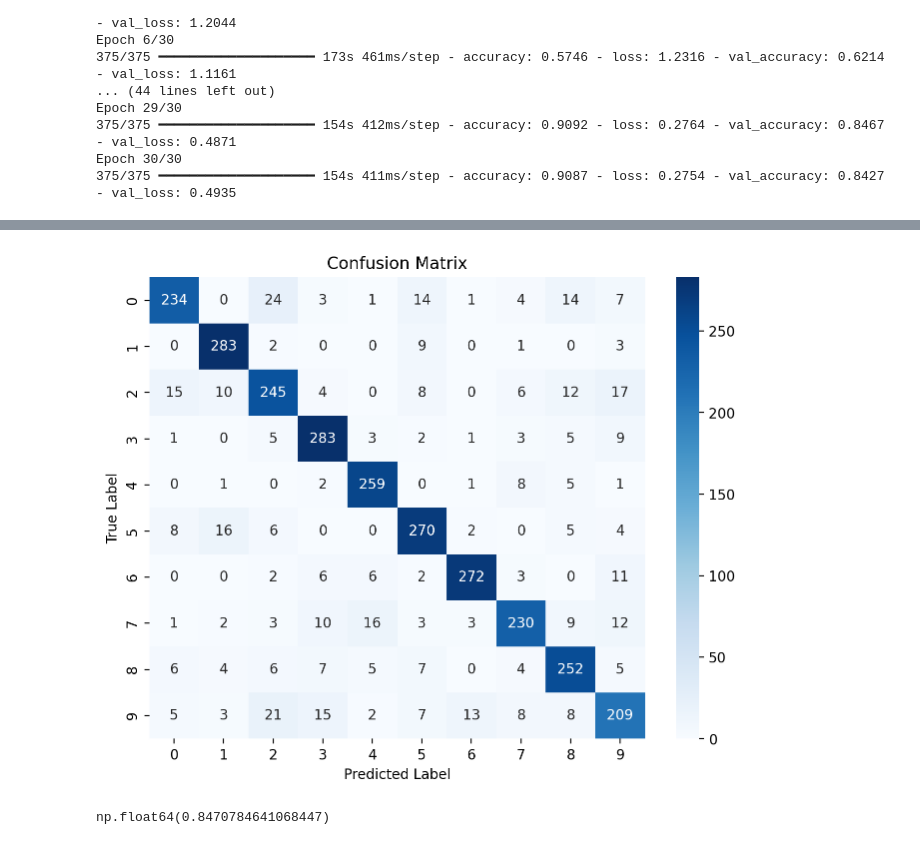
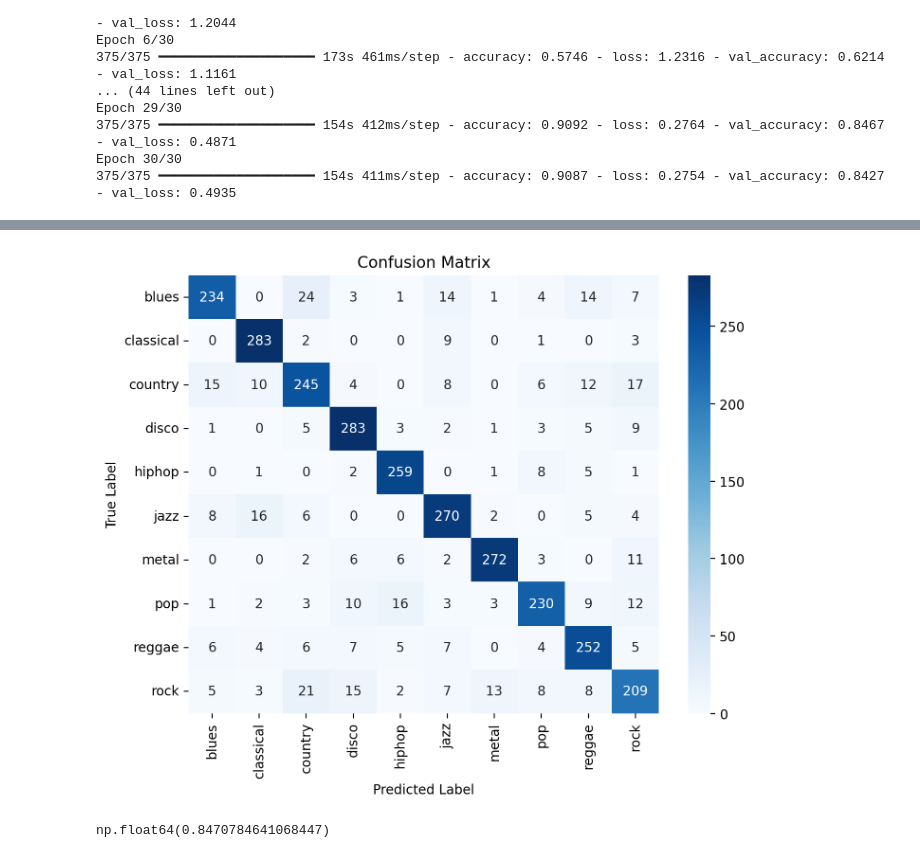
Before and after one commit to Peng-Rao/NAML_project, a Jupyter notebook: notebooks/cnn.ipynb, the cells around one changed output, grey strips where cells are left out. Cells and saved outputs as stored; diff of their text form; code cells hidden in the pictures.

```diff
--- a/notebooks/cnn.ipynb
+++ b/notebooks/cnn.ipynb
@@ -271,8 +271,8 @@ sns.heatmap(
     annot=True,
     fmt="d",
     cmap="Blues",
-    xticklabels=range(len(cm)),
-    yticklabels=range(len(cm)),
+    xticklabels=classes,
+    yticklabels=classes,
 )
 plt.xlabel("Predicted Label")
 plt.ylabel("True Label")
@@ -285,4 +285,4 @@ plt.show()
-[figure, old version]
+[figure, new version]
 # %%
 # calculate accuracy
 accuracy = np.sum(y_pred_classes == y_true_classes) / len(y_true_classes)
```
Also changed, not shown: parts of 2 cells of this notebook, 37 other files.
